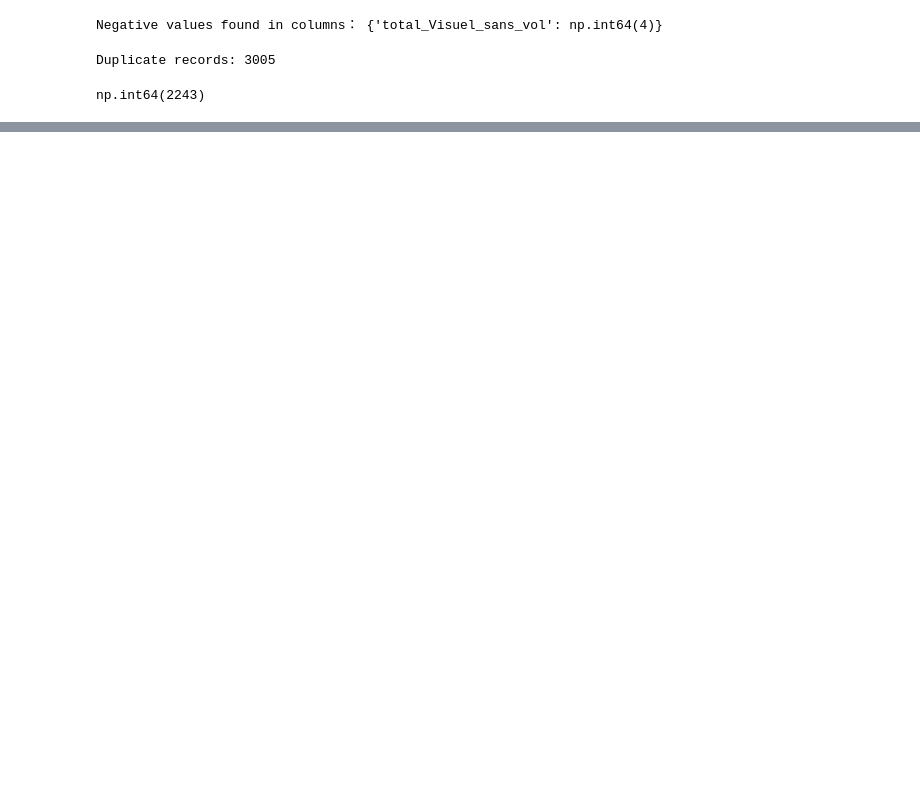
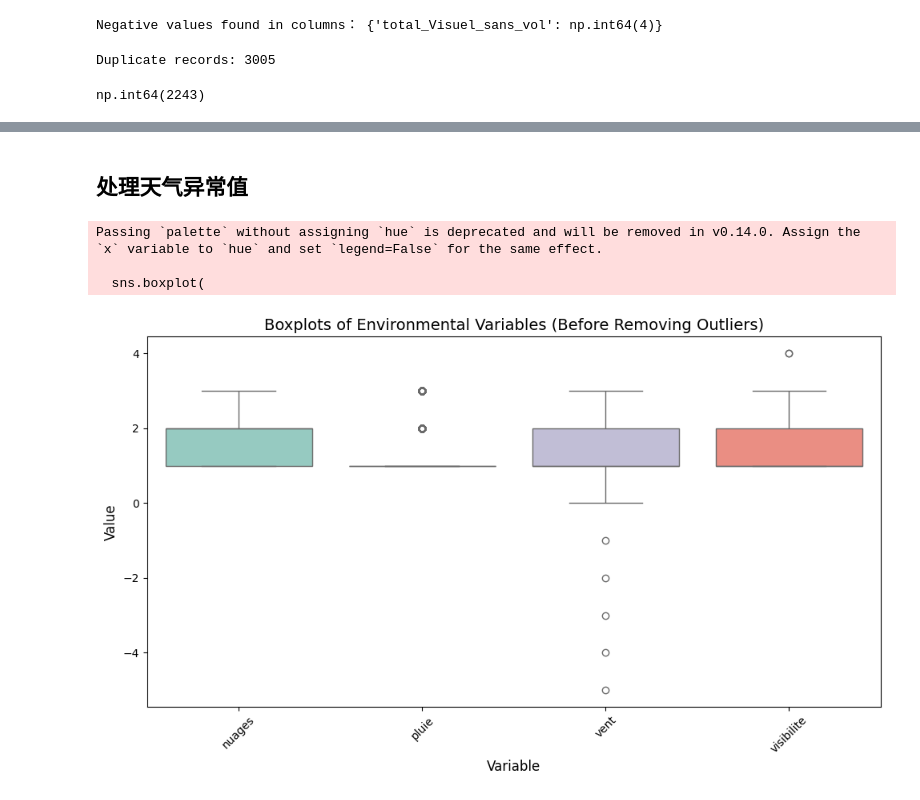
Before and after one commit to fonction-positive/AS_Projet_Birds, a Jupyter notebook: projet_bird/bird.ipynb, the cells around one changed output, grey strips where cells are left out. Cells and saved outputs as stored; diff of their text form; code cells hidden in the pictures; blank space fills up the shorter version.

```diff
--- a/projet_bird/bird.ipynb
+++ b/projet_bird/bird.ipynb
@@ -401,0 +528,3 @@ np.int64(2243)
+# %%
+# 删除整行重复 / Remove full row duplicates
+obs_data_cleaned = obs_data_cleaned.drop_duplicates()
@@ -401,0 +546,9 @@ np.int64(2243)
+# %%
+# %% [markdown]
+# ## 6. Create auxiliary columns / 创建辅助列
+
+# %%
+# Extract year and month / 提取年份和月份
+# 使用 .loc 显式赋值 / Use .loc to avoid SettingWithCopyWarning
+obs_data_cleaned.loc[:, 'year'] = obs_data_cleaned['date'].dt.year
+obs_data_cleaned.loc[:, 'month'] = obs_data_cleaned['date'].dt.month
@@ -401,0 +571,36 @@ np.int64(2243)
+# %% [markdown]
+## 处理天气异常值
+# %%
+# %% [markdown]
+# ## Boxplots of environmental variables / 环境变量箱线图（未删除异常值）
+# Visualize distributions of nuages, pluie, vent, visibilite / 可视化云量、降雨、风力、能见度分布
+
+# %%
+import matplotlib.pyplot as plt
+import seaborn as sns
+
+# List of environmental columns / 环境列
+env_cols = ['nuages', 'pluie', 'vent', 'visibilite']
+
+# Melt dataframe for plotting / 转成长表便于绘图
+plot_data = obs_data_cleaned[env_cols].melt(var_name='Variable', value_name='Value')
+
+# Plot boxplots / 绘制箱线图
+plt.figure(figsize=(10, 6))
+sns.boxplot(
+    x='Variable',
+    y='Value',
+    data=plot_data,
+    palette="Set3"
+)
+plt.title("Boxplots of Environmental Variables (Before Removing Outliers)", fontsize=14)
+plt.ylabel("Value", fontsize=12)
+plt.xlabel("Variable", fontsize=12)
+plt.xticks(rotation=45)
+plt.tight_layout()
+plt.show()
+# %% [output]
+Passing `palette` without assigning `hue` is deprecated and will be removed in v0.14.0. Assign the `x` variable to `hue` and set `legend=False` for the same effect.
+
+  sns.boxplot(
+[figure, added]
```
Also changed, not shown: parts of 19 cells of this notebook.
